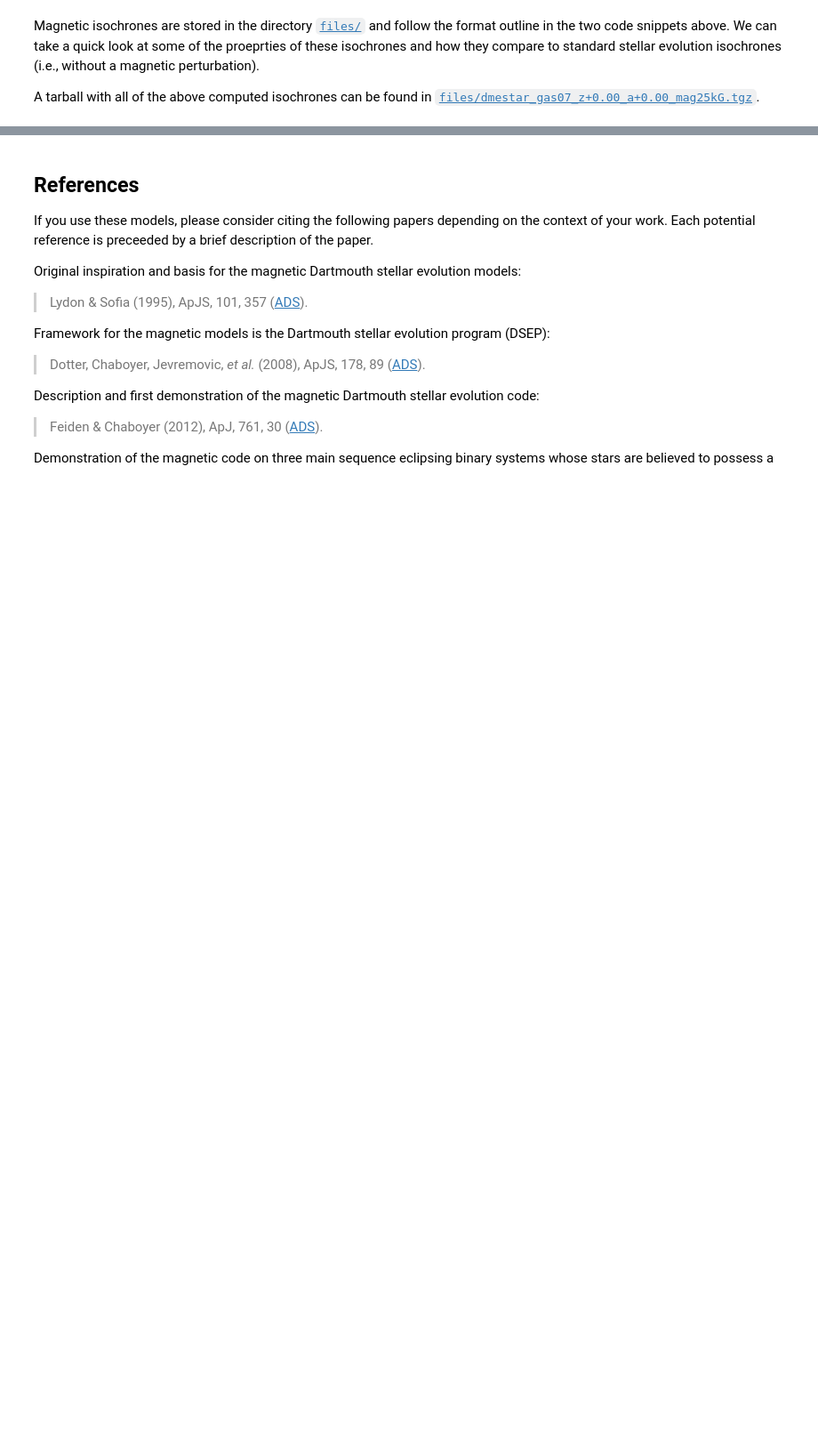
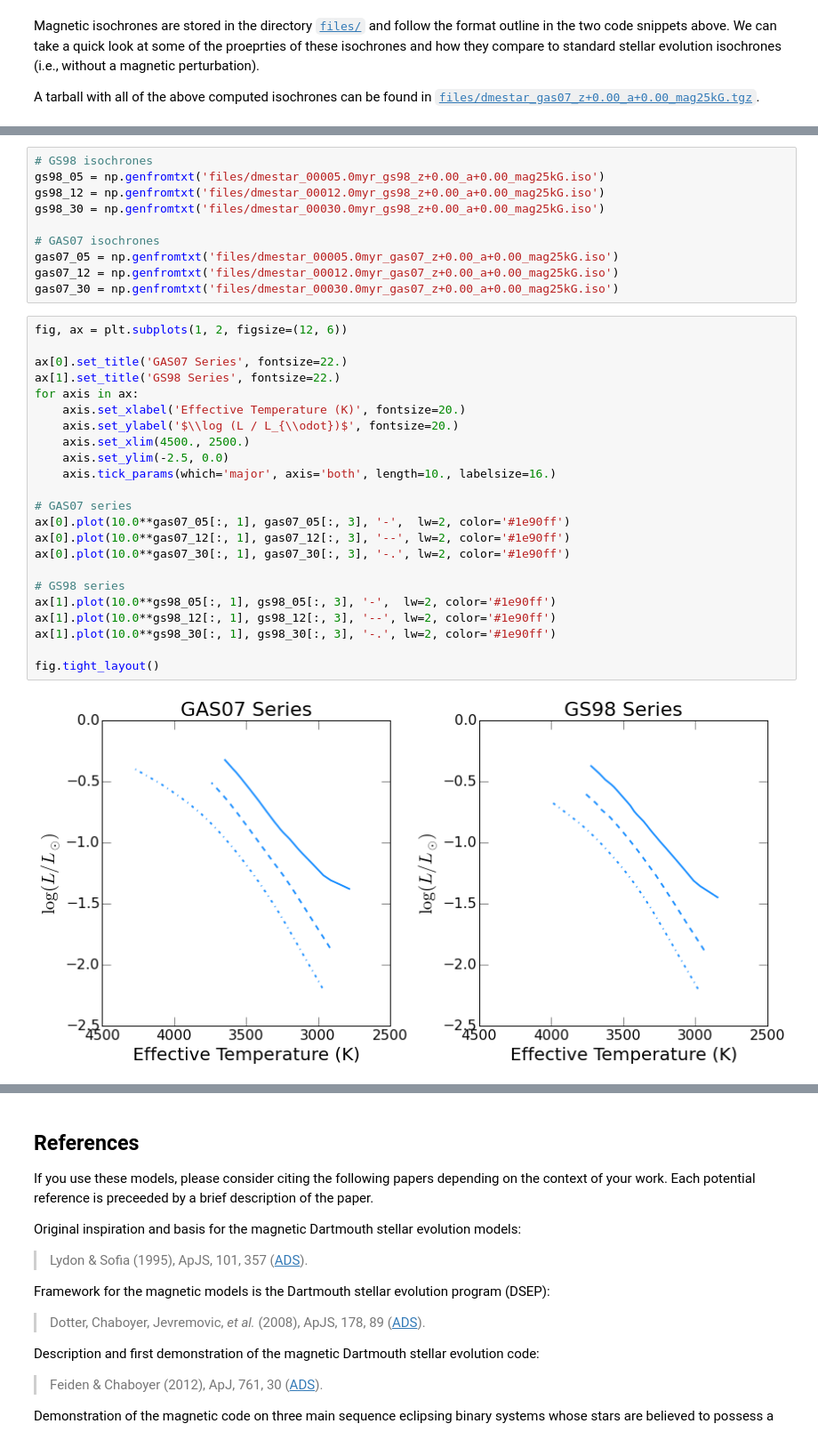
Before and after one commit to gfeiden/Notebook, a Jupyter notebook: Daily/20150729_small_magnetic_grid.ipynb, the cells around one changed output, grey strips where cells are left out. Shown at 89% size. Drawn from its saved outputs; the diff is of its cells as text; blank space fills up the shorter version.

```diff
--- a/Daily/20150729_small_magnetic_grid.ipynb
+++ b/Daily/20150729_small_magnetic_grid.ipynb
@@ -92,0 +175,35 @@ A tarball with all of the above computed isochrones can be found in [`files/dmes
+# %%
+# GS98 isochrones
+gs98_05 = np.genfromtxt('files/dmestar_00005.0myr_gs98_z+0.00_a+0.00_mag25kG.iso')
+gs98_12 = np.genfromtxt('files/dmestar_00012.0myr_gs98_z+0.00_a+0.00_mag25kG.iso')
+gs98_30 = np.genfromtxt('files/dmestar_00030.0myr_gs98_z+0.00_a+0.00_mag25kG.iso')
+
+# GAS07 isochrones
+gas07_05 = np.genfromtxt('files/dmestar_00005.0myr_gas07_z+0.00_a+0.00_mag25kG.iso')
+gas07_12 = np.genfromtxt('files/dmestar_00012.0myr_gas07_z+0.00_a+0.00_mag25kG.iso')
+gas07_30 = np.genfromtxt('files/dmestar_00030.0myr_gas07_z+0.00_a+0.00_mag25kG.iso')
+# %%
+fig, ax = plt.subplots(1, 2, figsize=(12, 6))
+
+ax[0].set_title('GAS07 Series', fontsize=22.)
+ax[1].set_title('GS98 Series', fontsize=22.)
+for axis in ax:
+    axis.set_xlabel('Effective Temperature (K)', fontsize=20.)
+    axis.set_ylabel('$\\log (L / L_{\\odot})$', fontsize=20.)
+    axis.set_xlim(4500., 2500.)
+    axis.set_ylim(-2.5, 0.0)
+    axis.tick_params(which='major', axis='both', length=10., labelsize=16.)
+
+# GAS07 series
+ax[0].plot(10.0**gas07_05[:, 1], gas07_05[:, 3], '-',  lw=2, color='#1e90ff')
+ax[0].plot(10.0**gas07_12[:, 1], gas07_12[:, 3], '--', lw=2, color='#1e90ff')
+ax[0].plot(10.0**gas07_30[:, 1], gas07_30[:, 3], '-.', lw=2, color='#1e90ff')
+
+# GS98 series
+ax[1].plot(10.0**gs98_05[:, 1], gs98_05[:, 3], '-',  lw=2, color='#1e90ff')
+ax[1].plot(10.0**gs98_12[:, 1], gs98_12[:, 3], '--', lw=2, color='#1e90ff')
+ax[1].plot(10.0**gs98_30[:, 1], gs98_30[:, 3], '-.', lw=2, color='#1e90ff')
+
+fig.tight_layout()
+# %% [output]
+[figure, added]
```
Also changed, not shown: parts of 13 cells of this notebook, 56 other files.
